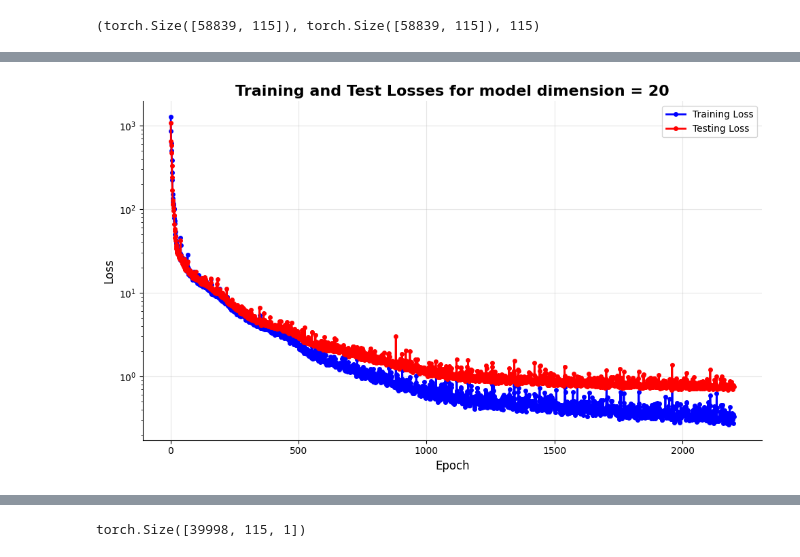
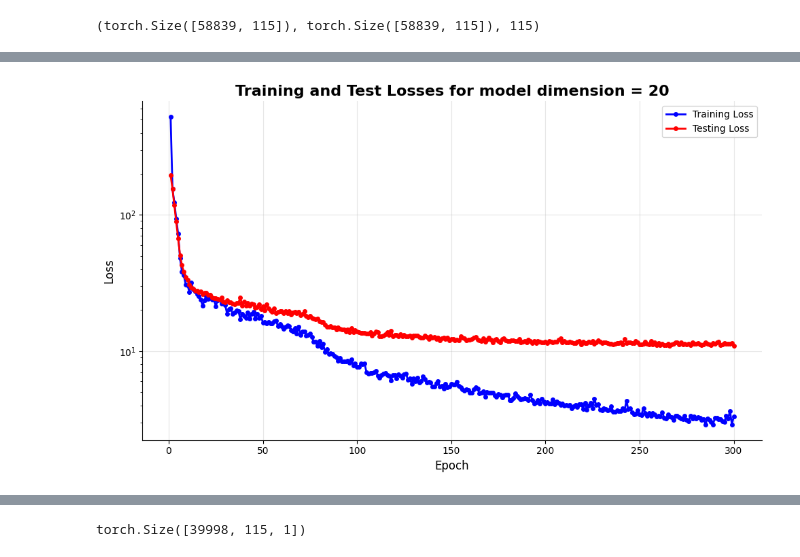
Before and after one commit to mathyharsha/metabolic-NN-harsha, a Jupyter notebook: multihead_attn_based_transformer_multiple_layers.ipynb, the cells around one changed output, grey strips where cells are left out. Drawn from its saved outputs; the diff is of its cells as text; code cells hidden in the pictures.

Commit message:
Tried various technqiues to reduce test loss.

```diff
--- a/multihead_attn_based_transformer_multiple_layers.ipynb
+++ b/multihead_attn_based_transformer_multiple_layers.ipynb
@@ -85,7 +85,7 @@ class AttentionBlock(nn.Module):
         #print(c.size(),attended_c.size())
 
         output_x = self.W_o(attention_output) + x*(1/self.num_heads)
-        output_c = (attended_c + c)*(1/self.num_heads)
+        output_c = attended_c + c*(1/self.num_heads)
 
         return output_x, output_c
 # %%
@@ -204,11 +204,11 @@ class TransformersSeries(nn.Module):
 
     def _init_weights(self, module):
         if isinstance(module, nn.Linear):
-            torch.nn.init.normal_(module.weight, mean=0.0, std=0.02)
+            torch.nn.init.normal_(module.weight, mean=0.0, std=0.28)
             if module.bias is not None:
                 torch.nn.init.zeros_(module.bias)
         elif isinstance(module, nn.Embedding):
-            torch.nn.init.normal_(module.weight, mean=0.0, std=0.02)
+            torch.nn.init.normal_(module.weight, mean=0.0, std=0.28)
 
 
     def forward(self,c):
@@ -620,4 +708,4 @@ plot_loss(average_losses_16_4_3_2_r,test_losses_16_4_3_2_r)
 # %%
-average_losses_20_4_8_2, test_losses_20_4_8_2, trained_model_20_4_8_2 = train_model(20,4,8,2)
+average_losses_20_4_4_2, test_losses_20_4_4_2, trained_model_20_4_4_2 = train_model(20,4,4,2)
 # %% [output]
 Adjusted batch size for Mac GPU: 12
@@ -629,5 +717,5 @@ Epoch [2200/2200] completed. Average Training Loss:  0.3309, Test Loss:  0.7503
 Training Completed
 # %%
-plot_loss(average_losses_20_4_8_2, test_losses_20_4_8_2, 20)
+plot_loss(average_losses_20_4_4_2, test_losses_20_4_4_2, 20)
 # %% [output]
-[figure, old version]
+[figure, new version]
```
Also changed, not shown: parts of 26 cells of this notebook, 5 other files.
